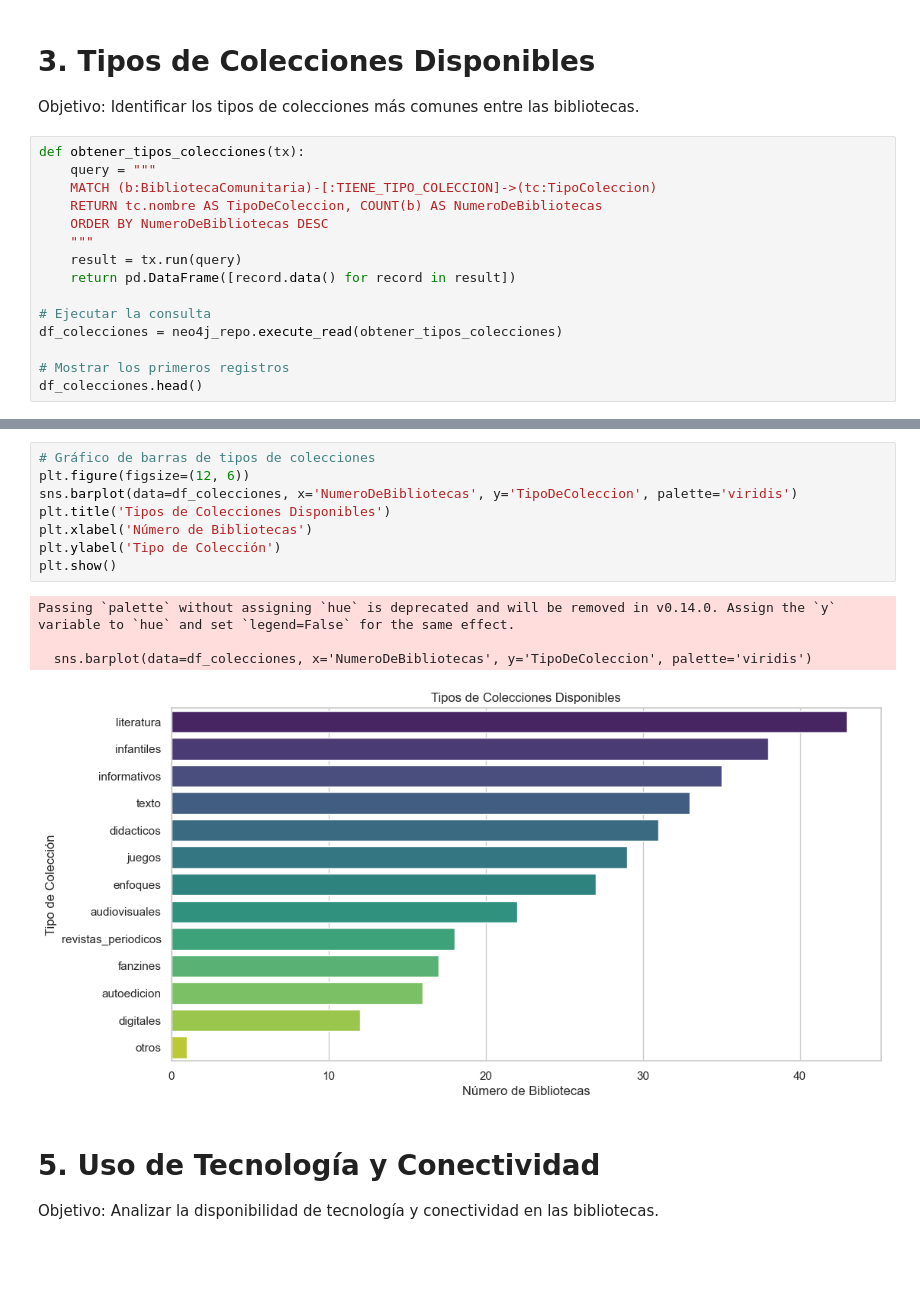
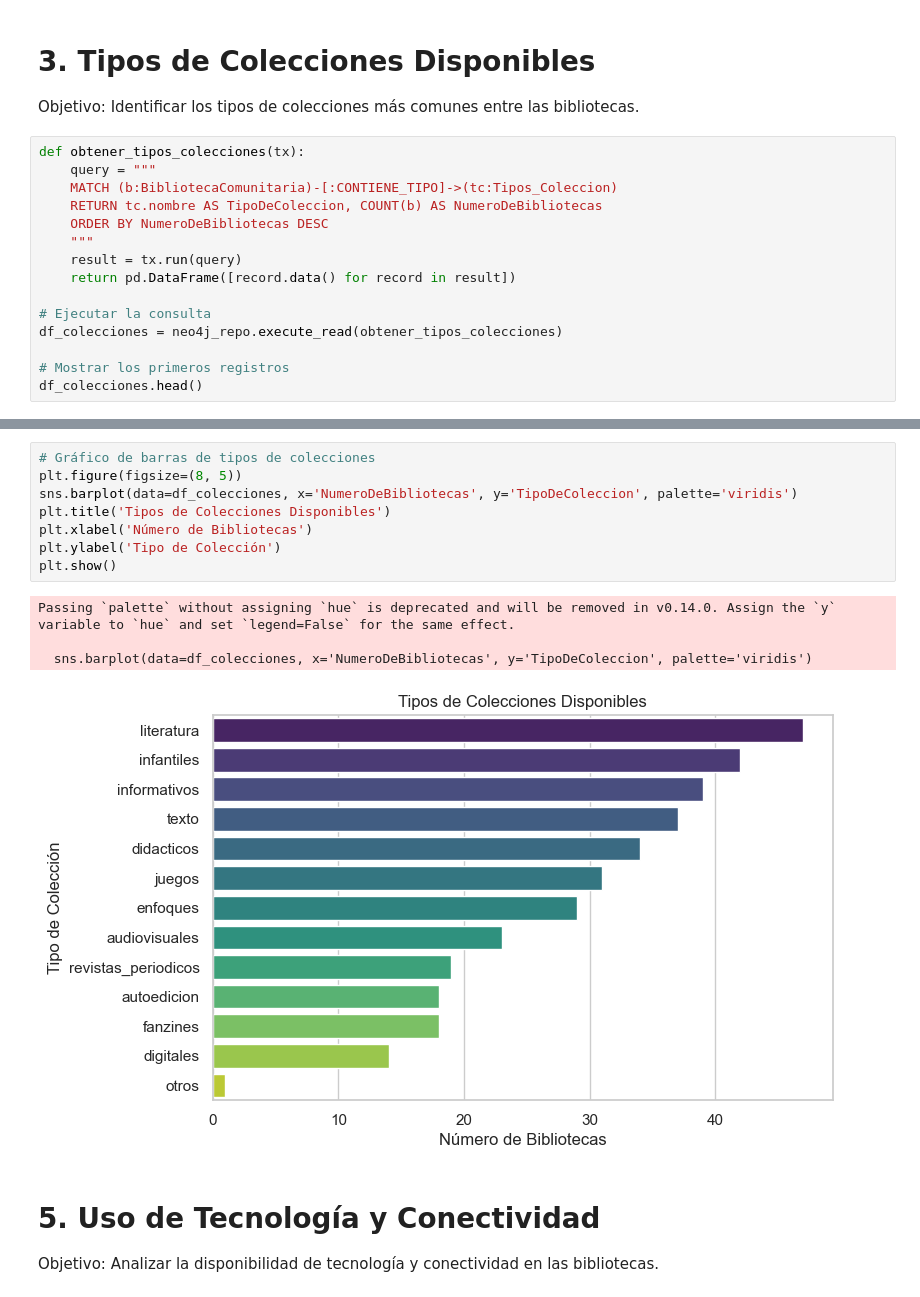
Before and after one commit to complexluise/bibliotecas_comunitarias_grafos, a Jupyter notebook: notebooks/1. Exploración grafo de conocimiento.ipynb, the cells around one changed output, grey strips where cells are left out. Drawn from its saved outputs; the diff is of its cells as text; blank space fills up the shorter version.

```diff
--- a/notebooks/1. Exploración grafo de conocimiento.ipynb
+++ b/notebooks/1. Exploración grafo de conocimiento.ipynb
@@ -127,7 +185,7 @@ Objetivo: Identificar los tipos de colecciones más comunes entre las biblioteca
 # %%
 def obtener_tipos_colecciones(tx):
     query = """
-    MATCH (b:BibliotecaComunitaria)-[:TIENE_TIPO_COLECCION]->(tc:TipoColeccion)
+    MATCH (b:BibliotecaComunitaria)-[:CONTIENE_TIPO]->(tc:Tipos_Coleccion)
     RETURN tc.nombre AS TipoDeColeccion, COUNT(b) AS NumeroDeBibliotecas
     ORDER BY NumeroDeBibliotecas DESC
     """
@@ -149,16 +207,16 @@ df_colecciones.head()
 # %%
 # Gráfico de barras de tipos de colecciones
-plt.figure(figsize=(12, 6))
+plt.figure(figsize=(8, 5))
 sns.barplot(data=df_colecciones, x='NumeroDeBibliotecas', y='TipoDeColeccion', palette='viridis')
 plt.title('Tipos de Colecciones Disponibles')
 plt.xlabel('Número de Bibliotecas')
 plt.ylabel('Tipo de Colección')
 plt.show()
 # %% [output]
 Passing `palette` without assigning `hue` is deprecated and will be removed in v0.14.0. Assign the `y` variable to `hue` and set `legend=False` for the same effect.
 
   sns.barplot(data=df_colecciones, x='NumeroDeBibliotecas', y='TipoDeColeccion', palette='viridis')
-[figure, old version]
+[figure, new version]
 # %% [markdown]
 # 5. Uso de Tecnología y Conectividad
 Objetivo: Analizar la disponibilidad de tecnología y conectividad en las bibliotecas.
```
Also changed, not shown: parts of 11 cells of this notebook.
